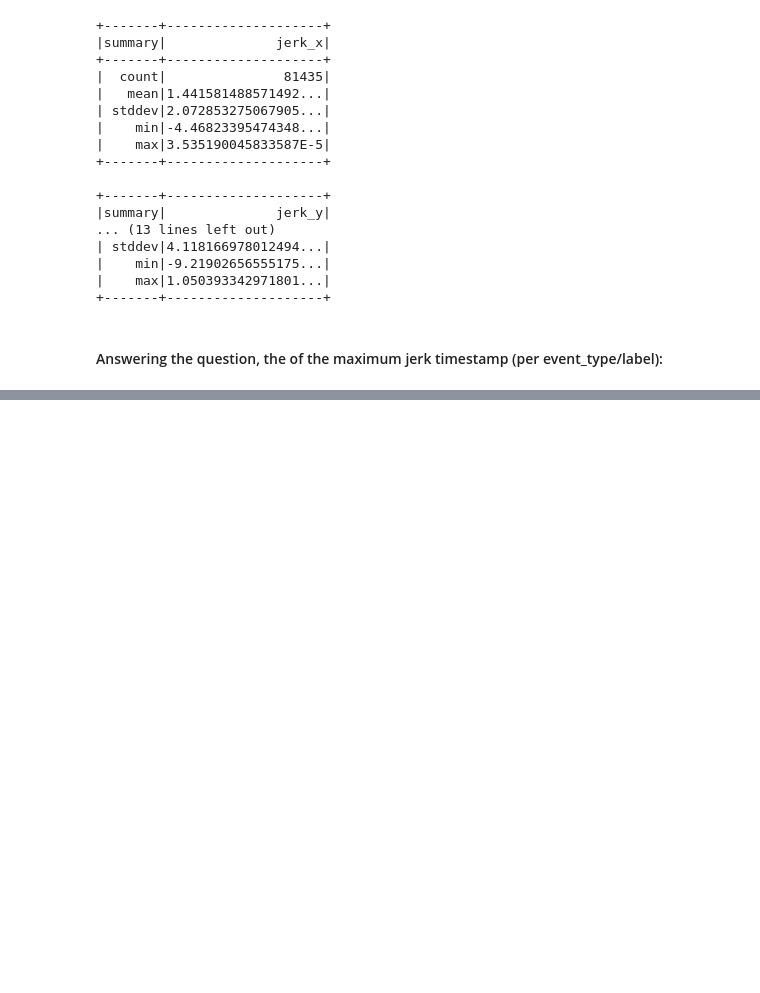
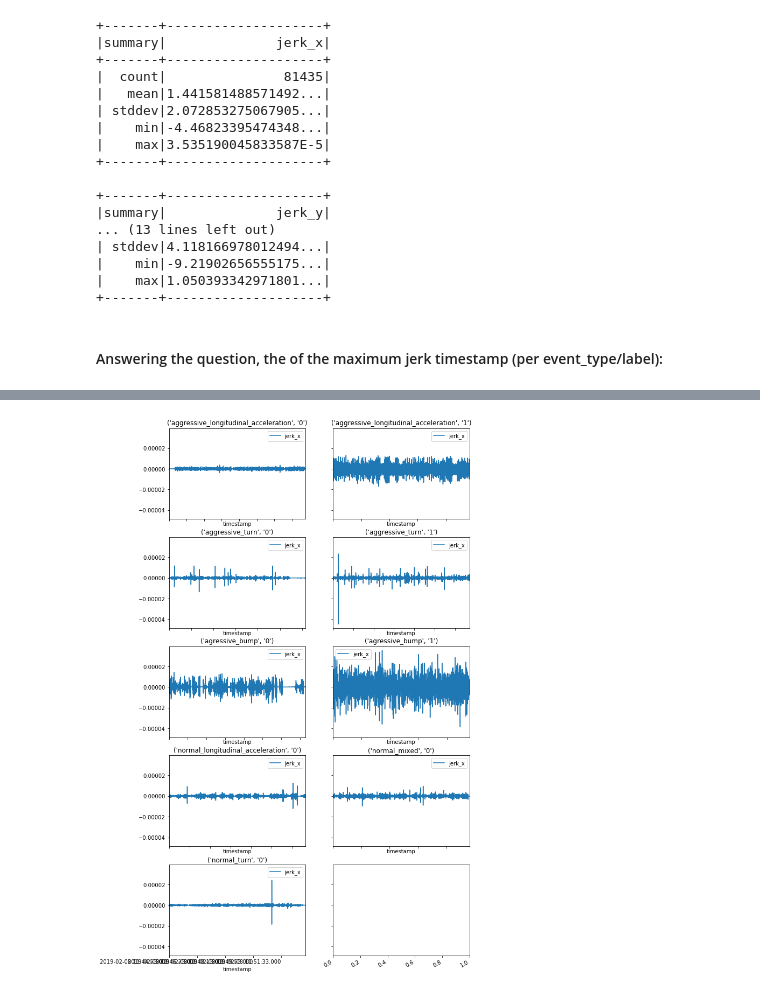
Before and after one commit to gabfr/truck-data-wrangler, a Jupyter notebook: truck-data-wrangler.ipynb, the cells around one changed output, grey strips where cells are left out. Saved outputs shown, nothing was run; the diff lists cells and outputs as text; code cells hidden in the pictures; blank space fills up the shorter version.

Commit message:
checking the waves of jerks

```diff
--- a/truck-data-wrangler.ipynb
+++ b/truck-data-wrangler.ipynb
@@ -234,0 +235,40 @@ LIMIT 1
+# %%
+import matplotlib.pyplot as plt
+import numpy as np
+import matplotlib.dates as mdates
+
+df_jerk = spark.sql("""
+SELECT
+    from_unixtime(cast(((timestamp / 1000) / 1000) as bigint),'yyyy-MM-dd HH:mm:ss.SSS') AS timestamp,
+    event_type,
+    label,
+    jerk_x,
+    jerk_y,
+    jerk_z
+FROM
+    jerked_truck_events
+ORDER BY
+    jerked_truck_events.timestamp, event_type, label
+""").toPandas()
+
+def show_subplots(grouped_df_jerk):
+    ncols=2
+    nrows = int(np.ceil(grouped_df_jerk.ngroups/ncols))
+
+    fig, axes = plt.subplots(nrows=nrows, ncols=ncols, figsize=(10,20), sharey=True)
+
+    fig.autofmt_xdate()
+
+    for (key, ax) in zip(grouped_df_jerk.groups.keys(), axes.flatten()):
+        ax.fmt_xdata = mdates.DateFormatter('%Y-%m-%d ')
+        ax.set_title(key)
+        grouped_df_jerk.get_group(key).plot(ax=ax,x='timestamp')
+
+    ax.legend(loc='best')
+    plt.show()
+
+grouped_df_jerk = df_jerk[['timestamp', 'event_type', 'label', 'jerk_x']].groupby(['event_type', 'label'])
+
+show_subplots(grouped_df_jerk)
+# %% [output]
+[figure, added]
```
Also changed, not shown: parts of 5 cells of this notebook.
